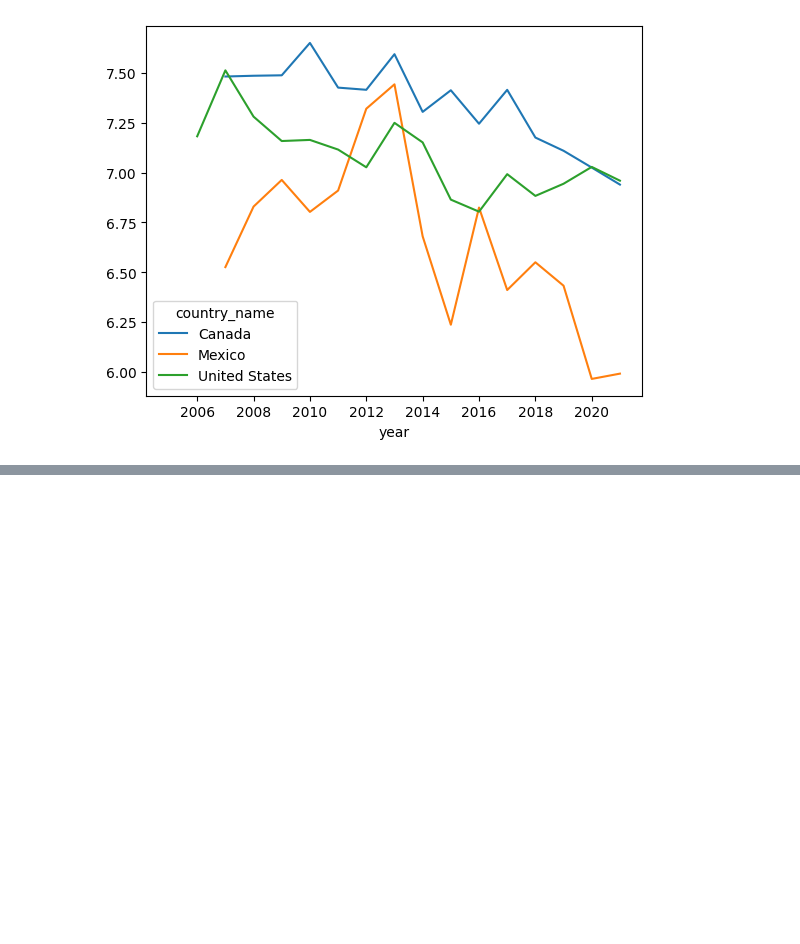
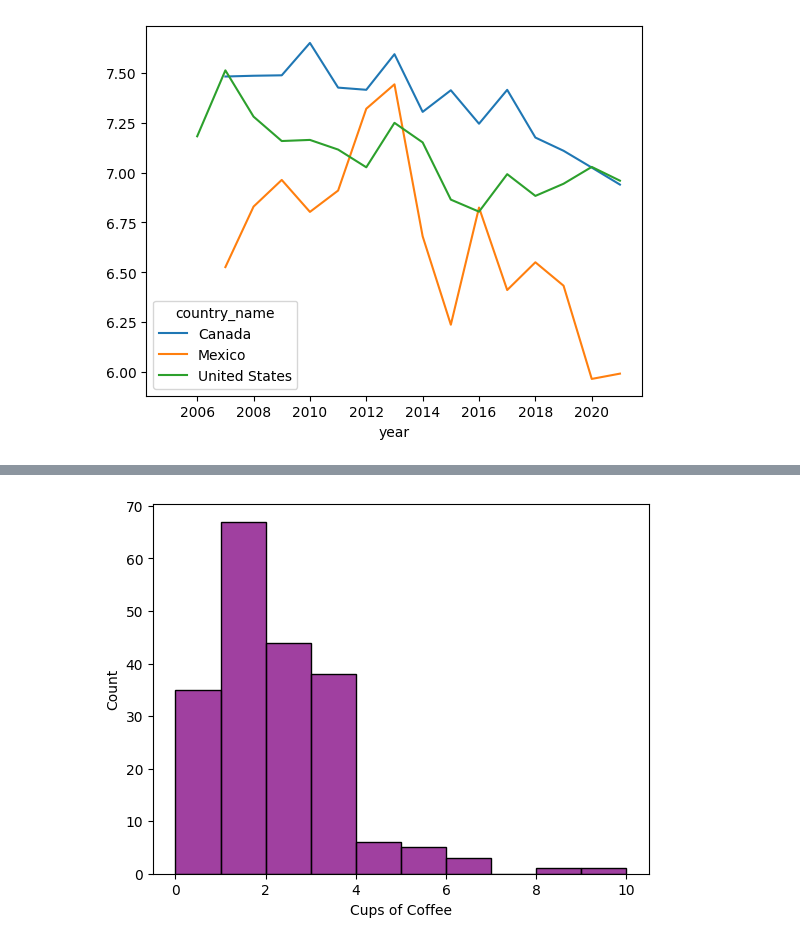
Before and after one commit to sairaawahid/Data-Science-in-Python-Data-Prep-EDA, a Jupyter notebook: Exploratory Data Analysis/Exploratory_data_analysis.ipynb, the cells around one changed output, grey strips where cells are left out. Saved outputs shown, nothing was run; the diff lists cells and outputs as text; code cells hidden in the pictures; blank space fills up the shorter version.

```diff
--- a/Exploratory Data Analysis/Exploratory_data_analysis.ipynb
+++ b/Exploratory Data Analysis/Exploratory_data_analysis.ipynb
@@ -302,0 +362,5 @@ happiness[happiness.country_name == 'Mexico'].iloc[:, 1:3].plot.line(x='year', y
+# %%
+# Another histogram
+sns.histplot(student_data['Cups of Coffee'], bins=10, color='purple');
+# %% [output]
+[figure, added]
```
Also changed, not shown: parts of 12 cells of this notebook.
